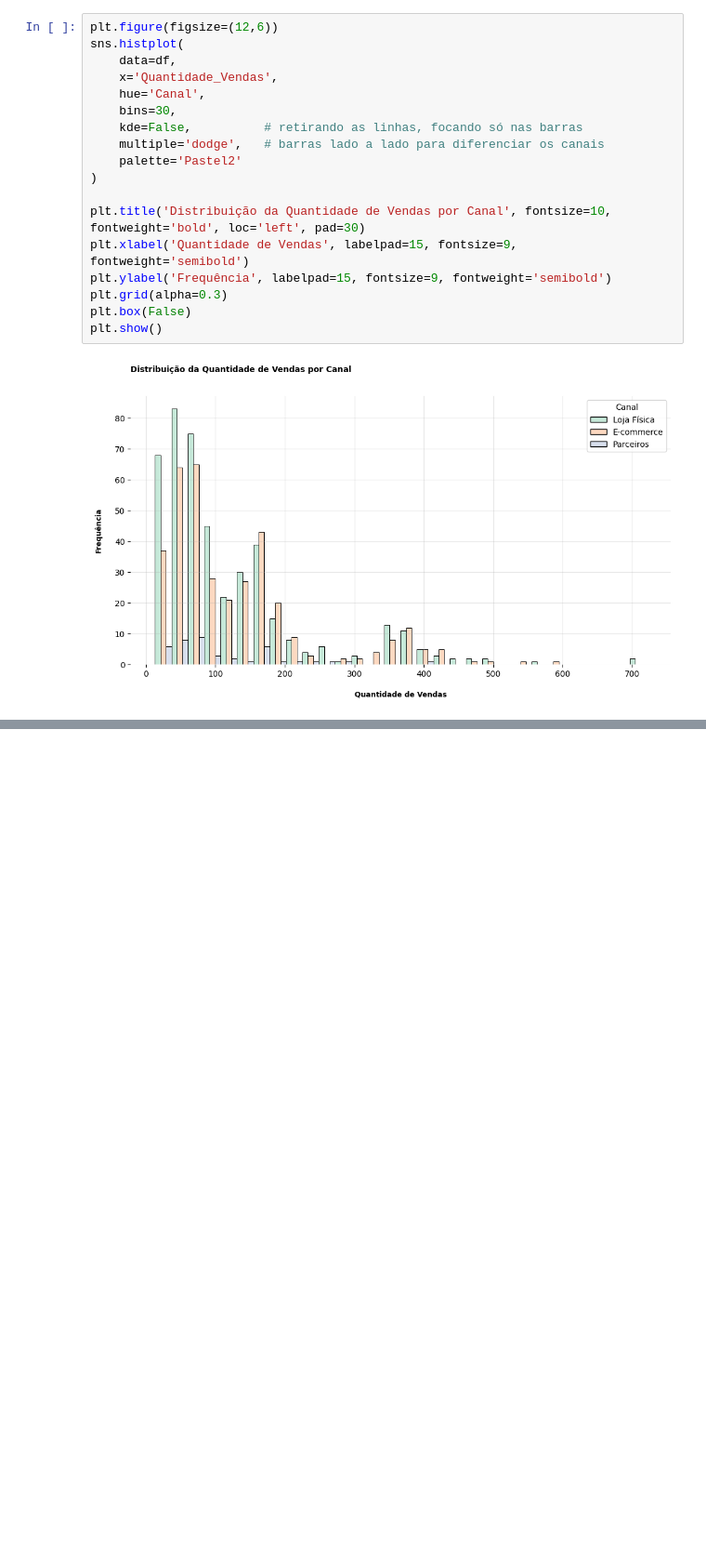
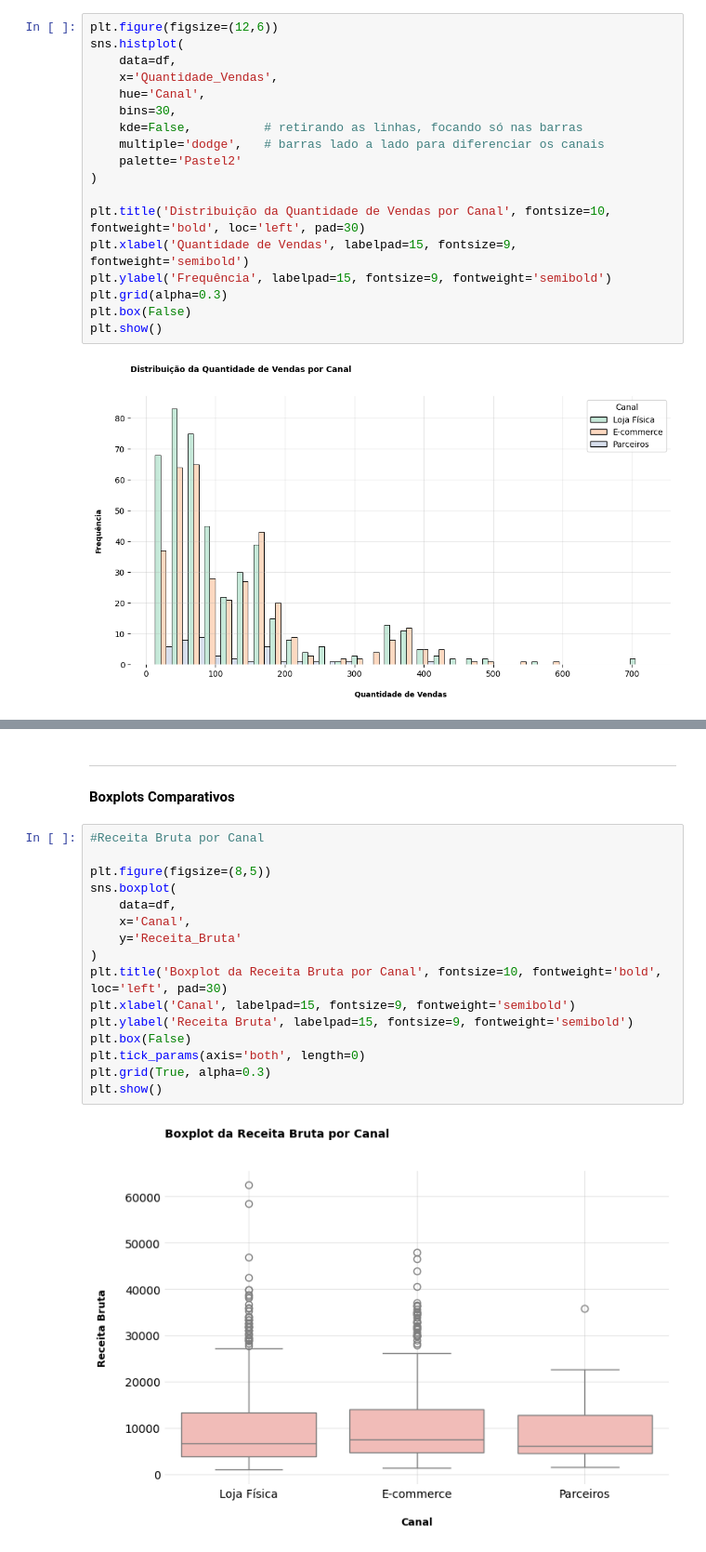
Before and after one commit to ricardo-paganini/urbanwear-sales-analysis, a Jupyter notebook: urbanwear-sales-analysis.ipynb, the cells around one changed output, grey strips where cells are left out. Shown at 93% size. Cells and saved outputs as stored; diff of their text form; blank space fills up the shorter version.

```diff
--- a/urbanwear-sales-analysis.ipynb
+++ b/urbanwear-sales-analysis.ipynb
@@ -444,3 +444,25 @@ O E-commerce é o canal mais favorável para incentivar kits promocionais e vend
 A Loja Física poderia explorar estratégias de upsell no ponto de venda, como descontos progressivos (ex.: “Leve 3, pague 2”) para aumentar o ticket médio.
 
 O canal de Parceiros pode ser otimizado com acordos comerciais que reforcem volumes maiores, já que ele tem potencial, mas ainda não apresenta o mesmo padrão de dispersão do E-commerce.
+# %% [markdown]
+---
+
+**Boxplots Comparativos**
+# %%
+#Receita Bruta por Canal
+
+plt.figure(figsize=(8,5))
+sns.boxplot(
+    data=df,
+    x='Canal',
+    y='Receita_Bruta'
+)
+plt.title('Boxplot da Receita Bruta por Canal', fontsize=10, fontweight='bold', loc='left', pad=30)
+plt.xlabel('Canal', labelpad=15, fontsize=9, fontweight='semibold')
+plt.ylabel('Receita Bruta', labelpad=15, fontsize=9, fontweight='semibold')
+plt.box(False)
+plt.tick_params(axis='both', length=0)
+plt.grid(True, alpha=0.3)
+plt.show()
+# %% [output]
+[figure, added]
```
Also changed, not shown: parts of 4 cells of this notebook.
